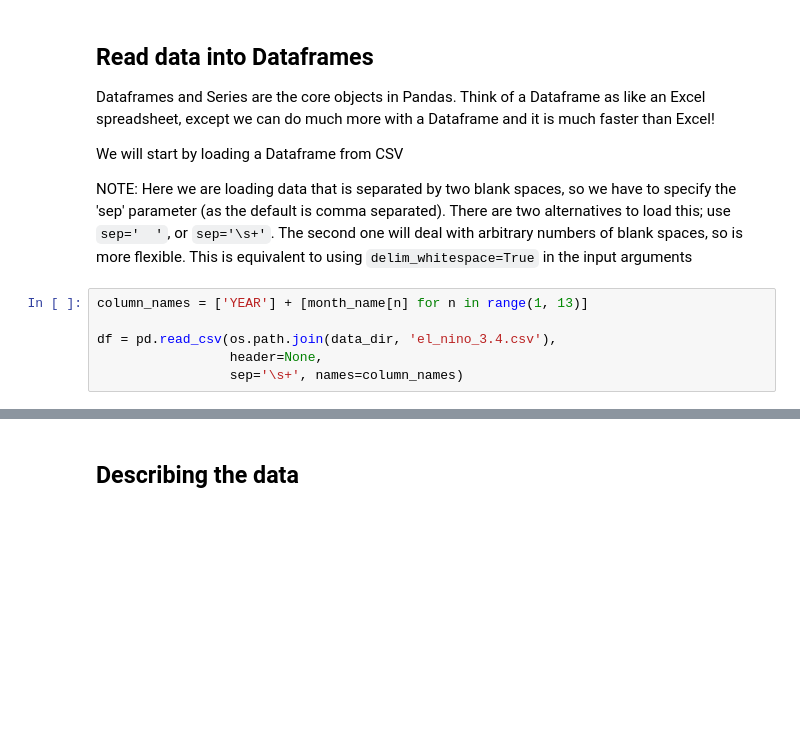
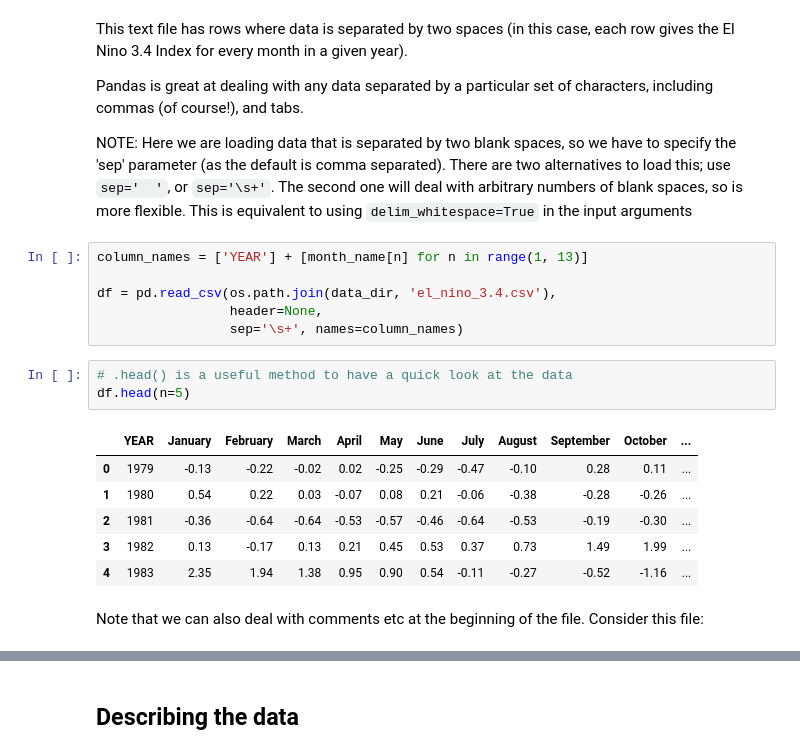
Before and after one commit to bobbyantonio/iecdt_environmental_data_analysis, a Jupyter notebook: course_notebooks/pandas/pandas.ipynb, the cells around one changed output, grey strips where cells are left out. Drawn from its saved outputs; the diff is of its cells as text; blank space fills up the shorter version.

```diff
--- a/course_notebooks/pandas/pandas.ipynb
+++ b/course_notebooks/pandas/pandas.ipynb
@@ -11,9 +29,7 @@ data_dir = str(Path(notebook_dir).parent / 'example_data')
 # %% [markdown]
-## Read data into Dataframes
+This text file has rows where data is separated by two spaces (in this case, each row gives the El Nino 3.4 Index for every month in a given year).
 
-Dataframes and Series are the core objects in Pandas. Think of a Dataframe as like an Excel spreadsheet, except we can do much more with a Dataframe and it is much faster than Excel!
-
-We will start by loading a Dataframe from CSV
+Pandas is great at dealing with any data separated by a particular set of characters, including commas (of course!), and tabs.
 
 NOTE: Here we are loading data that is separated by two blank spaces, so we have to specify the 'sep' parameter (as the default is comma separated). There are two alternatives to load this; use `sep='  '`, or `sep='\s+'`. The second one will deal with arbitrary numbers of blank spaces, so is more flexible. This is equivalent to using `delim_whitespace=True` in the input arguments
 # %%
@@ -22,3 +38,15 @@ column_names = ['YEAR'] + [month_name[n] for n in range(1, 13)]
 df = pd.read_csv(os.path.join(data_dir, 'el_nino_3.4.csv'),
                  header=None,
                  sep='\s+', names=column_names)
+# %%
+# .head() is a useful method to have a quick look at the data
+df.head(n=5)
+# %% [output]
+|  | YEAR | January | February | March | April | May | June | July | August | September | October | ... |
+| 0 | 1979 | -0.13 | -0.22 | -0.02 | 0.02 | -0.25 | -0.29 | -0.47 | -0.10 | 0.28 | 0.11 | ... |
+| 1 | 1980 | 0.54 | 0.22 | 0.03 | -0.07 | 0.08 | 0.21 | -0.06 | -0.38 | -0.28 | -0.26 | ... |
+| 2 | 1981 | -0.36 | -0.64 | -0.64 | -0.53 | -0.57 | -0.46 | -0.64 | -0.53 | -0.19 | -0.30 | ... |
+| 3 | 1982 | 0.13 | -0.17 | 0.13 | 0.21 | 0.45 | 0.53 | 0.37 | 0.73 | 1.49 | 1.99 | ... |
+| 4 | 1983 | 2.35 | 1.94 | 1.38 | 0.95 | 0.90 | 0.54 | -0.11 | -0.27 | -0.52 | -1.16 | ... |
+# %% [markdown]
+Note that we can also deal with comments etc at the beginning of the file. Consider this file:
```
Also changed, not shown: parts of 48 cells of this notebook, 1 other file.
